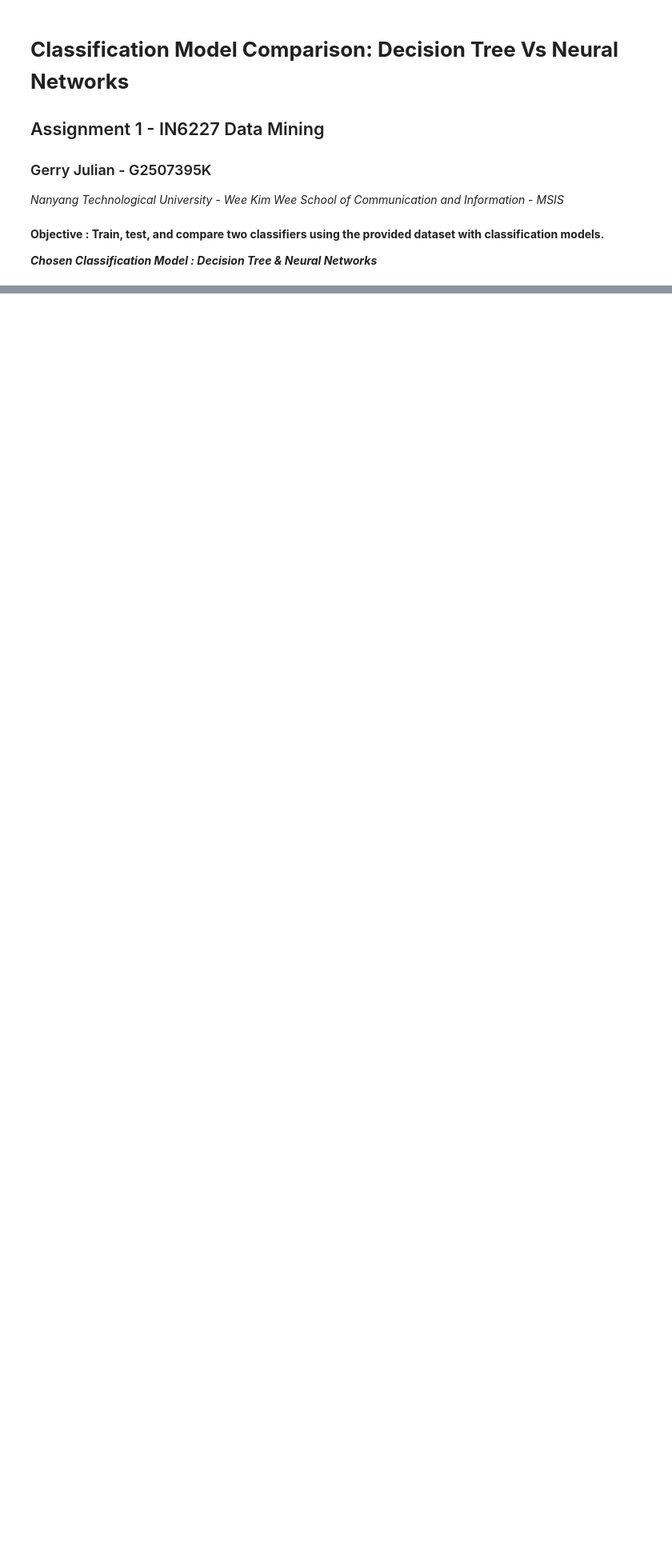
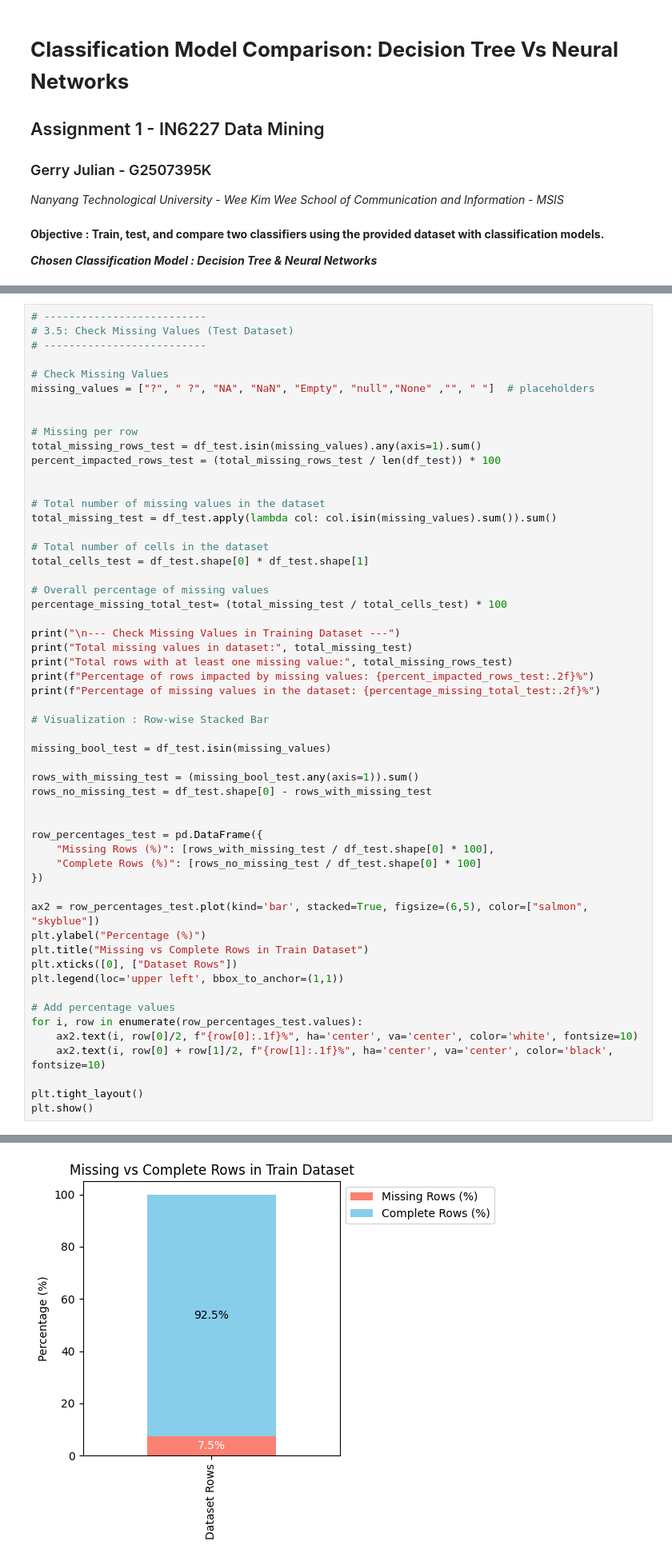
Before and after one commit to GerryJulian/Model_Comparison, a Jupyter notebook: data_processing/main.ipynb, the cells around one changed output, grey strips where cells are left out. Shown: that part at 80% size. Saved outputs shown, nothing was run; the diff lists cells and outputs as text; blank space fills up the shorter version.

```diff
--- a/data_processing/main.ipynb
+++ b/data_processing/main.ipynb
@@ -269,0 +258,56 @@ dtype: float64
+# %%
+# --------------------------
+# 3.5: Check Missing Values (Test Dataset)
+# --------------------------
+
+# Check Missing Values
+missing_values = ["?", " ?", "NA", "NaN", "Empty", "null","None" ,"", " "]  # placeholders
+
+
+# Missing per row
+total_missing_rows_test = df_test.isin(missing_values).any(axis=1).sum()
+percent_impacted_rows_test = (total_missing_rows_test / len(df_test)) * 100
+
+
+# Total number of missing values in the dataset
+total_missing_test = df_test.apply(lambda col: col.isin(missing_values).sum()).sum()
+
+# Total number of cells in the dataset
+total_cells_test = df_test.shape[0] * df_test.shape[1]
+
+# Overall percentage of missing values
+percentage_missing_total_test= (total_missing_test / total_cells_test) * 100
+
+print("\n--- Check Missing Values in Training Dataset ---")
+print("Total missing values in dataset:", total_missing_test)
+print("Total rows with at least one missing value:", total_missing_rows_test)
+print(f"Percentage of rows impacted by missing values: {percent_impacted_rows_test:.2f}%")
+print(f"Percentage of missing values in the dataset: {percentage_missing_total_test:.2f}%")
+
+# Visualization : Row-wise Stacked Bar
+
+missing_bool_test = df_test.isin(missing_values)
+
+rows_with_missing_test = (missing_bool_test.any(axis=1)).sum()
+rows_no_missing_test = df_test.shape[0] - rows_with_missing_test
+
+
+row_percentages_test = pd.DataFrame({
+    "Missing Rows (%)": [rows_with_missing_test / df_test.shape[0] * 100],
+    "Complete Rows (%)": [rows_no_missing_test / df_test.shape[0] * 100]
+})
+
+ax2 = row_percentages_test.plot(kind='bar', stacked=True, figsize=(6,5), color=["salmon", "skyblue"])
+plt.ylabel("Percentage (%)")
+plt.title("Missing vs Complete Rows in Train Dataset")
+plt.xticks([0], ["Dataset Rows"])
+plt.legend(loc='upper left', bbox_to_anchor=(1,1))
+
+# Add percentage values
+for i, row in enumerate(row_percentages_test.values):
+    ax2.text(i, row[0]/2, f"{row[0]:.1f}%", ha='center', va='center', color='white', fontsize=10)
+    ax2.text(i, row[0] + row[1]/2, f"{row[1]:.1f}%", ha='center', va='center', color='black', fontsize=10)
+
+plt.tight_layout()
+plt.show()
+# %% [output]
@@ -270 +319,2 @@ dtype: float64
+[figure, added]
 # %% [markdown]
```
Also changed, not shown: parts of 62 cells of this notebook, 1 other file.
